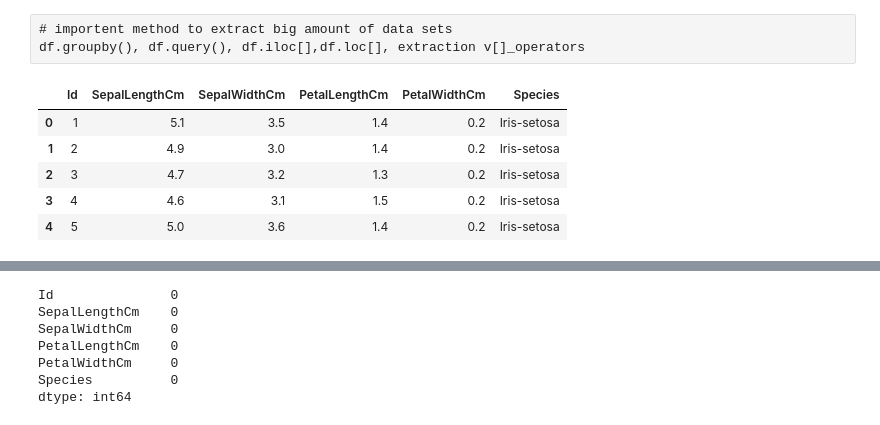
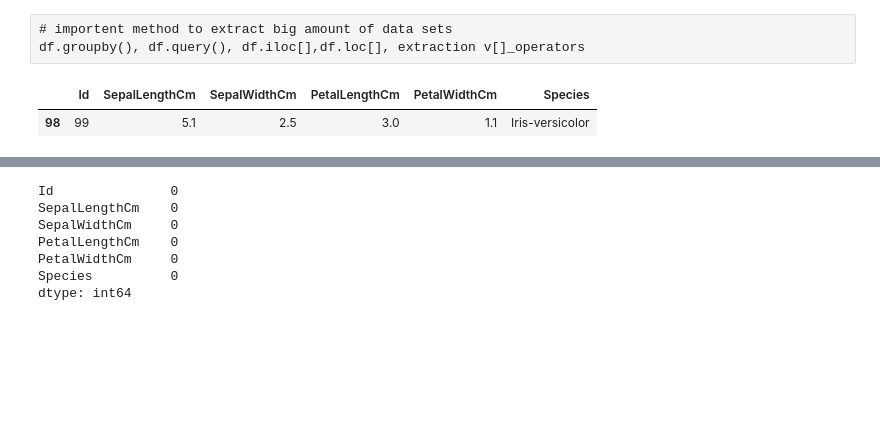
Before and after one commit to omkantsharma/DATA_-SCIENCE, a Jupyter notebook: Pandas_ Exercise_.ipynb, the cells around one changed output, grey strips where cells are left out. Drawn from its saved outputs; the diff is of its cells as text; code cells hidden in the pictures; blank space fills up the shorter version.

```diff
--- a/Pandas_ Exercise_.ipynb
+++ b/Pandas_ Exercise_.ipynb
@@ -21,0 +43,7 @@ df
+# %%
+# method - 33
+import pandas as pd
+# read data frame
+df=pd.read_csv(r'C:\Users\omkan\Desktop\Iris.csv')
+# if excel-   pd.read_excel or pd. read_csv
+df
@@ -39,11 +93,7 @@ df
 # importent method to extract big amount of data sets
 df.groupby(), df.query(), df.iloc[],df.loc[], extraction v[]_operators
 # %%
-df.head()
+df.iloc[[98],:]
 # %% [output]
 |  | Id | SepalLengthCm | SepalWidthCm | PetalLengthCm | PetalWidthCm | Species |
-| 0 | 1 | 5.1 | 3.5 | 1.4 | 0.2 | Iris-setosa |
-| 1 | 2 | 4.9 | 3.0 | 1.4 | 0.2 | Iris-setosa |
-| 2 | 3 | 4.7 | 3.2 | 1.3 | 0.2 | Iris-setosa |
-| 3 | 4 | 4.6 | 3.1 | 1.5 | 0.2 | Iris-setosa |
-| 4 | 5 | 5.0 | 3.6 | 1.4 | 0.2 | Iris-setosa |
+| 98 | 99 | 5.1 | 2.5 | 3.0 | 1.1 | Iris-versicolor |
```
Also changed, not shown: parts of 65 cells of this notebook.
